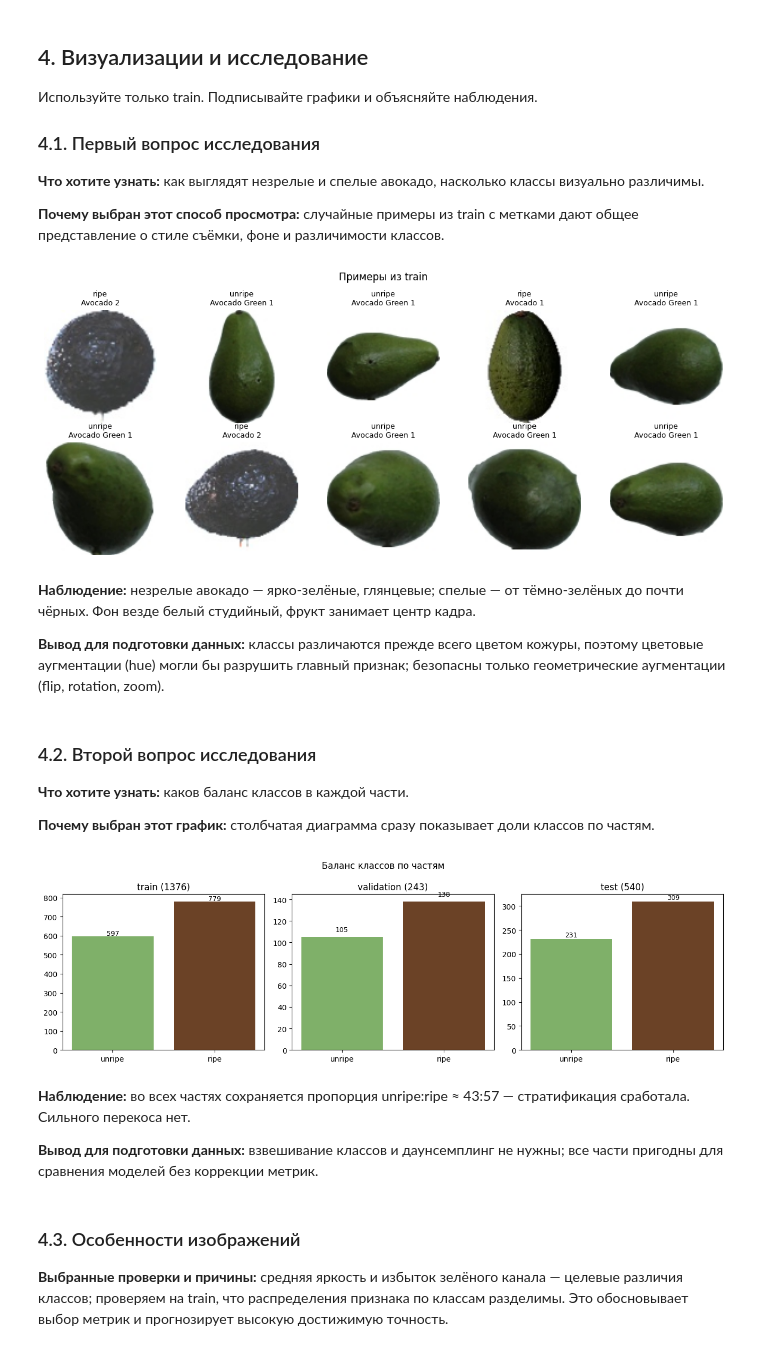
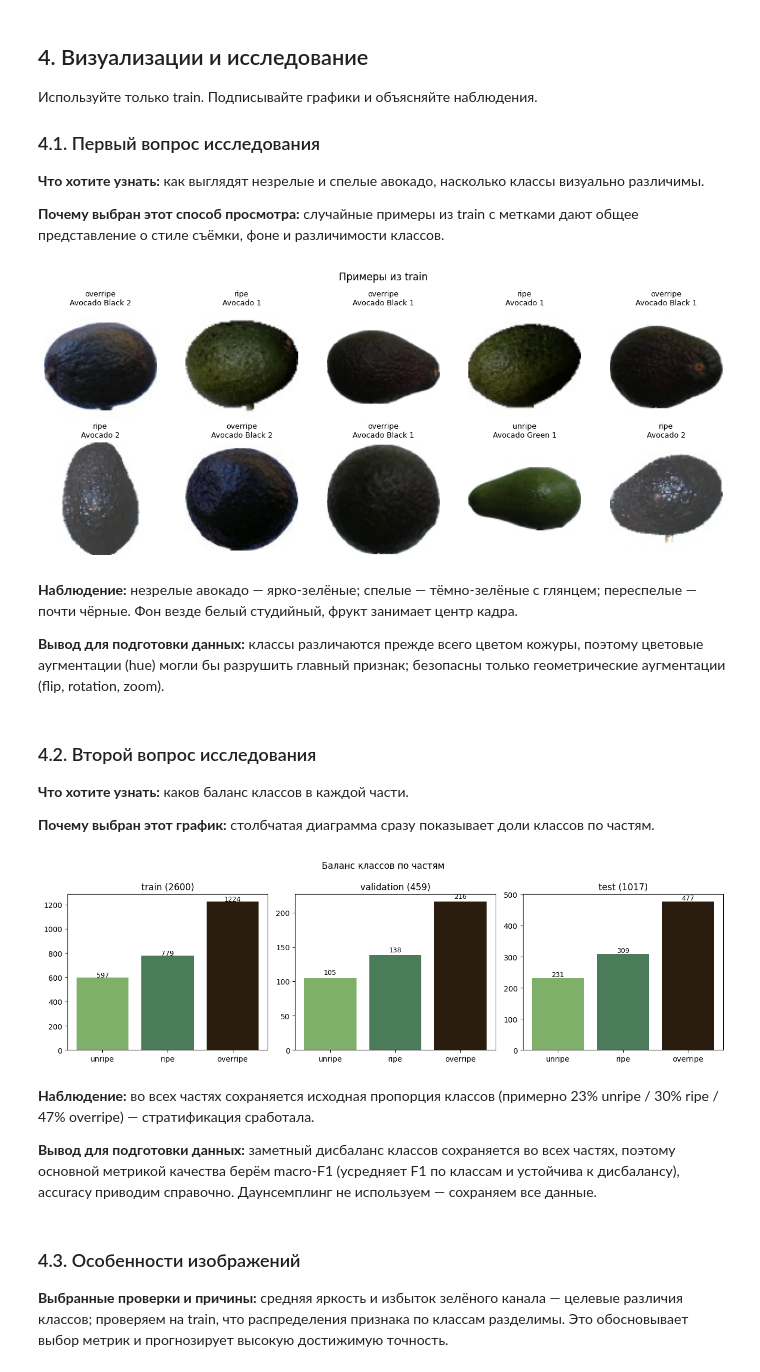
Before and after one commit to GudiDudi/fruits-ripeness-classification, a Jupyter notebook: notebooks/02-fruits-ripeness-data.ipynb, the cells around one changed output. Saved outputs shown, nothing was run; the diff lists cells and outputs as text; code cells hidden in the pictures.

Commit message:
Три класса зрелости: unripe/ripe/overripe

```diff
--- a/notebooks/02-fruits-ripeness-data.ipynb
+++ b/notebooks/02-fruits-ripeness-data.ipynb
@@ -47,6 +33,8 @@ CLASS_MAP = {
     'Avocado Green 1': 'unripe',
     'Avocado 1': 'ripe',
     'Avocado 2': 'ripe',
+    'Avocado Black 1': 'overripe',
+    'Avocado Black 2': 'overripe',
 }
 
 print('Датасет найден:', DATA_DIR, DATA_DIR.exists())
@@ -256,21 +249,17 @@ display(df['class_name'].value_counts().to_frame('count'))
 # %%
-# Очистка: пропуски/ошибки чтения отсутствуют, но найдена 1 пара файлов-дубликатов (одинаковый sha256).
-# Удаляем полные копии, оставляем первое вхождение.
-n_before = len(df)
 df_clean = df.copy()
 assert df_clean['read_error'].isna().all()
 assert df_clean[label_column].notna().all()
 
-dup_mask = ~df_clean['file_hash'].is_unique if False else df_clean.duplicated(subset=['file_hash'], keep='first')
-n_dupes = int(dup_mask.sum())
-dup_examples = df_clean.loc[dup_mask, ['image_id', 'class_name', 'official_part']].to_dict('records')
+# Точные дубликаты: оставляем первое вхождение
+dup_mask = df_clean.duplicated(subset=['file_hash'], keep='first')
+print('Точных копий файлов:', int(dup_mask.sum()))
+if dup_mask.any():
+    dup_examples = df_clean.loc[dup_mask, ['image_id', 'class_name', 'path']]
+    display(dup_examples)
 df_clean = df_clean.loc[~dup_mask].reset_index(drop=True)
+assert df_clean['file_hash'].is_unique
 
-print('До очистки:', n_before)
-print('Удалено полных дубликатов (по file_hash):', n_dupes)
-for rec in dup_examples:
-    print('  - удалён дубликат:', rec['image_id'], '(класс', rec['class_name'] + ', часть', str(rec['official_part']) + ')')
+print('До очистки:', len(df))
 print('После очистки:', len(df_clean))
-assert df_clean['file_hash'].is_unique
-print('После удаления дубликатов все file_hash уникальны.')
 # %% [output]
@@ -327,7 +316,7 @@ assert total_rows == len(df_clean)
 assert all_ids == set(df_clean['image_id'])
 
 balance_rows = []
-for label in ['unripe', 'ripe']:
+for label in ['unripe', 'ripe', 'overripe']:
     row = {'label': label}
     for name, part in parts.items():
         count = part[label_column].tolist().count(label)
@@ -369,9 +359,9 @@ plt.suptitle('Примеры из train')
 plt.tight_layout()
 plt.show()
 # %% [output]
-[figure, old version]
+[figure, new version]
 # %% [markdown]
-**Наблюдение:** незрелые авокадо — ярко-зелёные, глянцевые; спелые — от тёмно-зелёных до почти чёрных. Фон везде белый студийный, фрукт занимает центр кадра.
+**Наблюдение:** незрелые авокадо — ярко-зелёные; спелые — тёмно-зелёные с глянцем; переспелые — почти чёрные. Фон везде белый студийный, фрукт занимает центр кадра.
 
 **Вывод для подготовки данных:** классы различаются прежде всего цветом кожуры, поэтому цветовые аугментации (hue) могли бы разрушить главный признак; безопасны только геометрические аугментации (flip, rotation, zoom).
 # %% [markdown]
@@ -383,21 +373,21 @@ plt.show()
 # %%
 # Баланс классов по частям
 fig, axes = plt.subplots(1, 3, figsize=(13, 4))
 for ax, (name, part) in zip(axes, parts.items()):
-    counts = part[label_column].value_counts().reindex(['unripe', 'ripe'])
-    ax.bar(counts.index, counts.values, color=['#7fb069', '#6b4226'])
+    counts = part[label_column].value_counts().reindex(['unripe', 'ripe', 'overripe'])
+    ax.bar(counts.index, counts.values, color=['#7fb069', '#4a7c59', '#2b1d0e'])
     ax.set_title(f'{name} ({len(part)})')
     for i, v in enumerate(counts.values):
         ax.text(i, v + 5, str(v), ha='center', fontsize=9)
 plt.suptitle('Баланс классов по частям')
 plt.tight_layout()
 plt.show()
 # %% [output]
-[figure, old version]
+[figure, new version]
-# %% [markdown]
-**Наблюдение:** во всех частях сохраняется пропорция unripe:ripe ≈ 43:57 — стратификация сработала. Сильного перекоса нет.
-
-**Вывод для подготовки данных:** взвешивание классов и даунсемплинг не нужны; все части пригодны для сравнения моделей без коррекции метрик.
+# %% [markdown]
+**Наблюдение:** во всех частях сохраняется исходная пропорция классов (примерно 23% unripe / 30% ripe / 47% overripe) — стратификация сработала.
+
+**Вывод для подготовки данных:** заметный дисбаланс классов сохраняется во всех частях, поэтому основной метрикой качества берём macro-F1 (усредняет F1 по классам и устойчива к дисбалансу), accuracy приводим справочно. Даунсемплинг не используем — сохраняем все данные.
 # %% [markdown]
 ### 4.3. Особенности изображений
 
```
Also changed, not shown: parts of 27 cells of this notebook, 2 other files.
